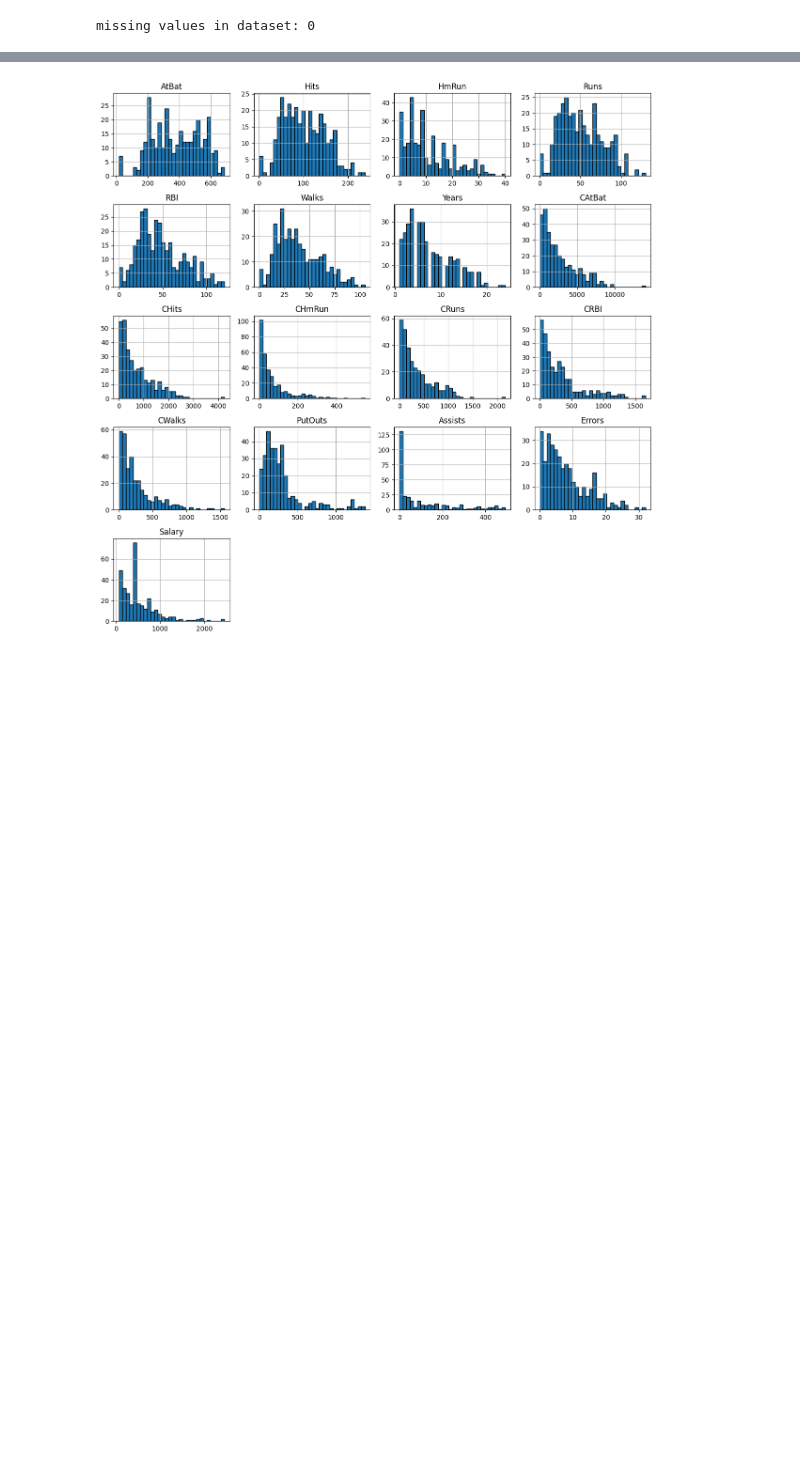
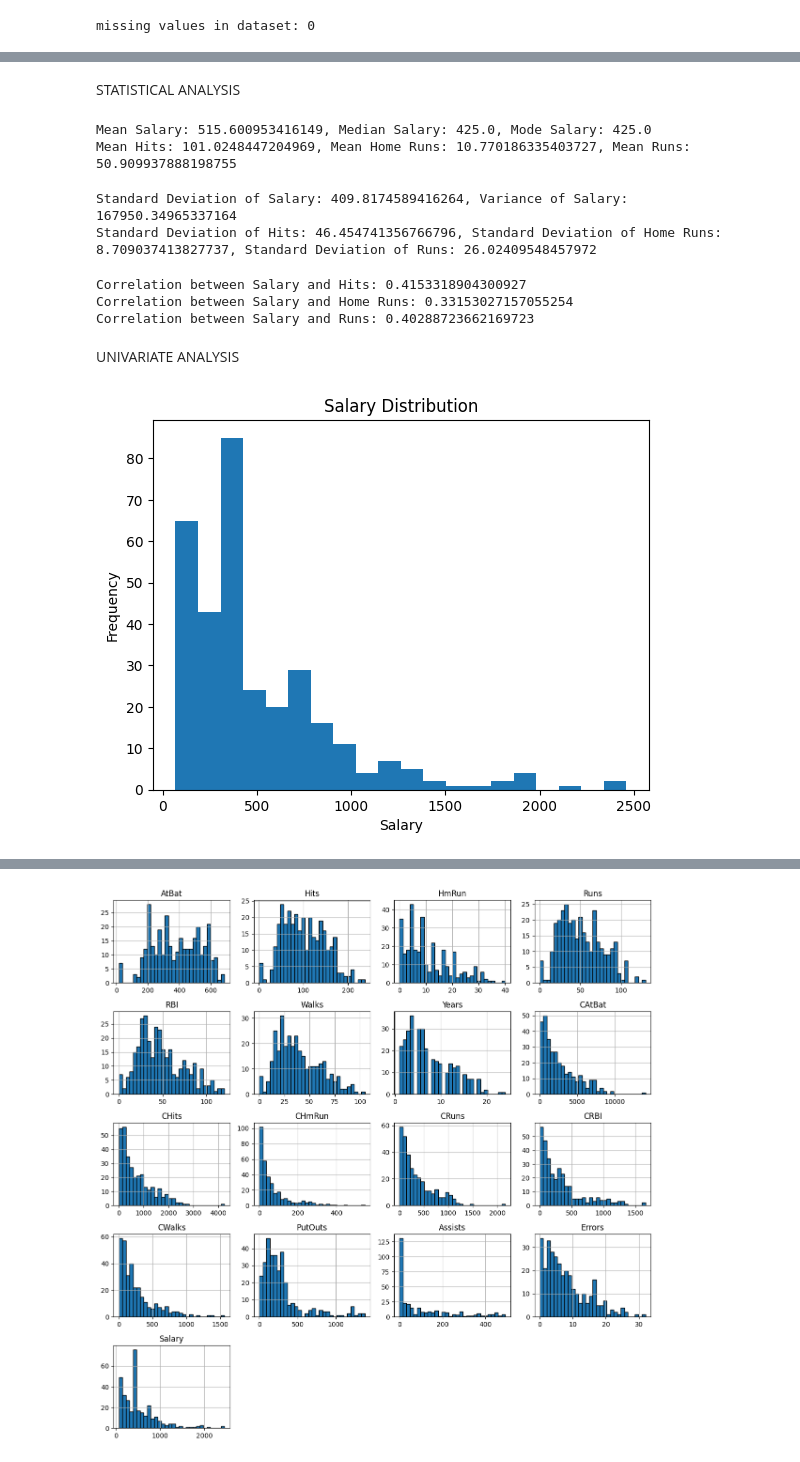
Before and after one commit to Vaishaliii25/EDA_DA, a Jupyter notebook: 21BDS0043_EDA.ipynb, the cells around one changed output, grey strips where cells are left out. Drawn from its saved outputs; the diff is of its cells as text; code cells hidden in the pictures; blank space fills up the shorter version.

```diff
--- a/21BDS0043_EDA.ipynb
+++ b/21BDS0043_EDA.ipynb
@@ -89,0 +133,54 @@ missing values in dataset: 0
+# %% [markdown]
+STATISTICAL ANALYSIS
+# %%
+# Central Tendency Measures for 'Salary', 'Hits', 'HmRun', 'Runs'
+mean_salary = df['Salary'].mean()
+median_salary = df['Salary'].median()
+mode_salary = df['Salary'].mode()[0]
+
+mean_hits = df['Hits'].mean()
+mean_hmrun = df['HmRun'].mean()
+mean_runs = df['Runs'].mean()
+
+print(f"Mean Salary: {mean_salary}, Median Salary: {median_salary}, Mode Salary: {mode_salary}")
+print(f"Mean Hits: {mean_hits}, Mean Home Runs: {mean_hmrun}, Mean Runs: {mean_runs}")
+# %% [output]
+Mean Salary: 515.600953416149, Median Salary: 425.0, Mode Salary: 425.0
+Mean Hits: 101.0248447204969, Mean Home Runs: 10.770186335403727, Mean Runs: 50.909937888198755
+# %%
+# Dispersion Measures for 'Salary', 'Hits', 'HmRun', 'Runs'
+std_salary = df['Salary'].std()
+var_salary = df['Salary'].var()
+std_hits = df['Hits'].std()
+std_hmrun = df['HmRun'].std()
+std_runs = df['Runs'].std()
+
+print(f"Standard Deviation of Salary: {std_salary}, Variance of Salary: {var_salary}")
+print(f"Standard Deviation of Hits: {std_hits}, Standard Deviation of Home Runs: {std_hmrun}, Standard Deviation of Runs: {std_runs}")
+# %% [output]
+Standard Deviation of Salary: 409.8174589416264, Variance of Salary: 167950.34965337164
+Standard Deviation of Hits: 46.454741356766796, Standard Deviation of Home Runs: 8.709037413827737, Standard Deviation of Runs: 26.02409548457972
+# %%
+# Correlation between 'Salary' and performance metrics
+correlation_salary_hits = df[['Salary', 'Hits']].corr().iloc[0, 1]
+correlation_salary_hmrun = df[['Salary', 'HmRun']].corr().iloc[0, 1]
+correlation_salary_runs = df[['Salary', 'Runs']].corr().iloc[0, 1]
+
+print(f"Correlation between Salary and Hits: {correlation_salary_hits}")
+print(f"Correlation between Salary and Home Runs: {correlation_salary_hmrun}")
+print(f"Correlation between Salary and Runs: {correlation_salary_runs}")
+# %% [output]
+Correlation between Salary and Hits: 0.4153318904300927
+Correlation between Salary and Home Runs: 0.33153027157055254
+Correlation between Salary and Runs: 0.40288723662169723
+# %% [markdown]
+UNIVARIATE ANALYSIS
+# %%
+# Histogram for Salary
+plt.hist(df['Salary'], bins=20)
+plt.title('Salary Distribution')
+plt.xlabel('Salary')
+plt.ylabel('Frequency')
+plt.show()
+# %% [output]
+[figure, added]
```
Also changed, not shown: parts of 59 cells of this notebook.
